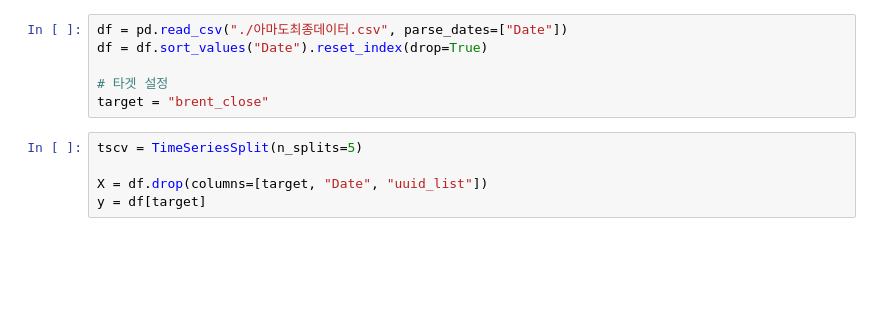
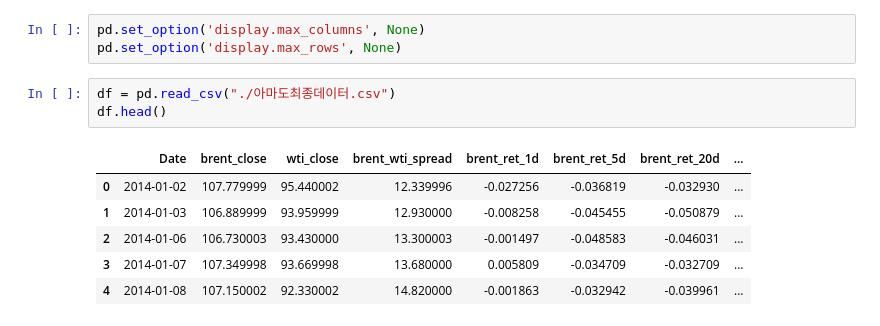
Before and after one commit to Market-Plan-B/Market-Plan-B-AI, a Jupyter notebook: market-tower/모델링1트.ipynb, the cells around one changed output. Cells and saved outputs as stored; diff of their text form; blank space fills up the shorter version.

```diff
--- a/market-tower/모델링1트.ipynb
+++ b/market-tower/모델링1트.ipynb
@@ -18,11 +16,13 @@ ModuleNotFoundError: No module named 'xgboost'
+# %%
+pd.set_option('display.max_columns', None)
+pd.set_option('display.max_rows', None)
 # %%
-df = pd.read_csv("./아마도최종데이터.csv", parse_dates=["Date"])
-df = df.sort_values("Date").reset_index(drop=True)
-
-# 타겟 설정
-target = "brent_close"
+df = pd.read_csv("./아마도최종데이터.csv")
+df.head()
+# %% [output]
+|  | Date | brent_close | wti_close | brent_wti_spread | brent_ret_1d | brent_ret_5d | brent_ret_20d | ... |
+| 0 | 2014-01-02 | 107.779999 | 95.440002 | 12.339996 | -0.027256 | -0.036819 | -0.032930 | ... |
+| 1 | 2014-01-03 | 106.889999 | 93.959999 | 12.930000 | -0.008258 | -0.045455 | -0.050879 | ... |
+| 2 | 2014-01-06 | 106.730003 | 93.430000 | 13.300003 | -0.001497 | -0.048583 | -0.046031 | ... |
+| 3 | 2014-01-07 | 107.349998 | 93.669998 | 13.680000 | 0.005809 | -0.034709 | -0.032709 | ... |
+| 4 | 2014-01-08 | 107.150002 | 92.330002 | 14.820000 | -0.001863 | -0.032942 | -0.039961 | ... |
-# %%
-tscv = TimeSeriesSplit(n_splits=5)
-
-X = df.drop(columns=[target, "Date", "uuid_list"])
-y = df[target]
```
Also changed, not shown: parts of 27 cells of this notebook, 6 other files.
